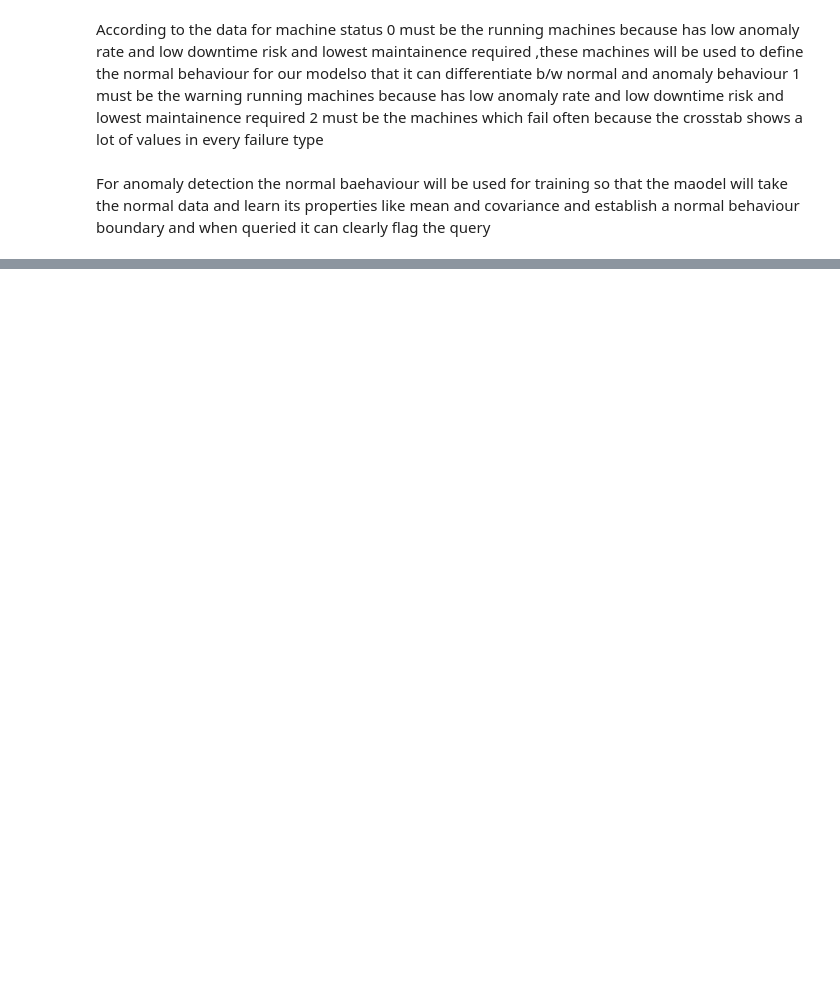
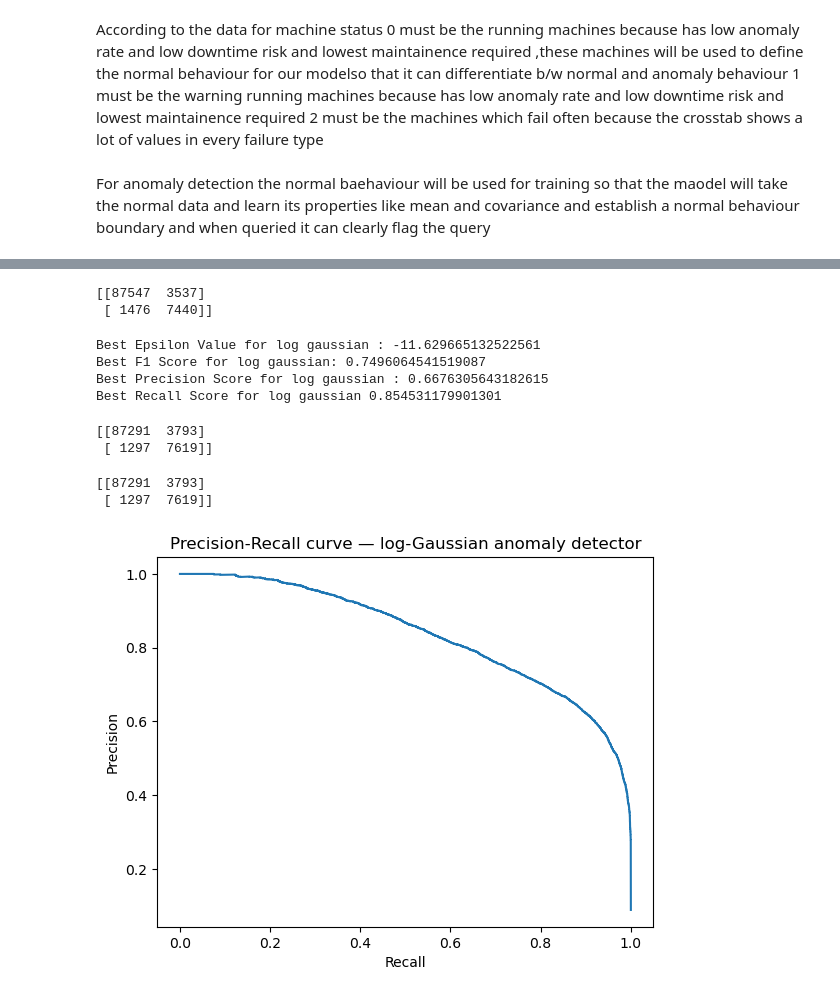
Before and after one commit to adya-tripathi/micro-guard, a Jupyter notebook: analysis.ipynb, the cells around one changed output, grey strips where cells are left out. Drawn from its saved outputs; the diff is of its cells as text; code cells hidden in the pictures; blank space fills up the shorter version.

Commit message:
trained the model and wrote the streamlit app

```diff
--- a/analysis.ipynb
+++ b/analysis.ipynb
@@ -42,0 +167,17 @@ y_test = df['anomaly_flag'].values
+# %%
+from gaussian import fit, prob
+
+mu, sigma = fit(X_train)
+scores = prob(X_test, mu, sigma)
+# %%
+from sklearn.metrics import f1_score,precision_score,recall_score
+best_epsilon = 0
+best_f1 = 0
+
+for eps in np.linspace(min(scores), max(scores), 1000):
+    preds = (scores < eps)
+    f1 = f1_score(y_test, preds)
+
+    if f1 > best_f1:
+        best_f1 = f1
+        best_epsilon = eps
@@ -42,0 +196,56 @@ y_test = df['anomaly_flag'].values
+# %%
+from sklearn.metrics import confusion_matrix
+preds = (scores < best_epsilon).astype(int)
+print(confusion_matrix(y_test, preds))
+# %% [output]
+[[87547  3537]
+ [ 1476  7440]]
+# %%
+from gaussian import log_gaussian
+
+log_scores = log_gaussian(X_test,mu,sigma)
+# %%
+best_log_eps = 0
+best_log_f1 = 0
+
+for eps in np.percentile(log_scores, np.linspace(0, 100, 1000)):
+    log_preds = (log_scores < eps)
+    f1 = f1_score(y_test, log_preds)
+
+    if f1 > best_log_f1:
+        best_log_f1 = f1
+        best_log_eps = eps
+        best_log_preds = (log_scores < best_log_eps)
+# %%
+print("Best Epsilon Value for log gaussian :",best_log_eps)
+print("Best F1 Score for log gaussian:",best_log_f1)
+print("Best Precision Score for log gaussian :",precision_score(y_test,best_log_preds))
+print("Best Recall Score for log gaussian",recall_score(y_test,best_log_preds))
+# %% [output]
+Best Epsilon Value for log gaussian : -11.629665132522561
+Best F1 Score for log gaussian: 0.7496064541519087
+Best Precision Score for log gaussian : 0.6676305643182615
+Best Recall Score for log gaussian 0.854531179901301
+# %%
+from sklearn.metrics import confusion_matrix
+preds = (log_scores < best_log_eps).astype(int)
+print(confusion_matrix(y_test, best_log_preds))
+# %% [output]
+[[87291  3793]
+ [ 1297  7619]]
+# %%
+from sklearn.metrics import confusion_matrix, precision_recall_curve
+import matplotlib.pyplot as plt
+
+cm = confusion_matrix(y_test, best_log_preds)
+print(cm)
+
+precisions, recalls, _ = precision_recall_curve(y_test, -log_scores)
+plt.plot(recalls, precisions)
+plt.xlabel("Recall"); plt.ylabel("Precision")
+plt.title("Precision-Recall curve — log-Gaussian anomaly detector")
+plt.savefig("pr_curve.png")
+# %% [output]
+[[87291  3793]
+ [ 1297  7619]]
+[figure, added]
```
Also changed, not shown: parts of 19 cells of this notebook, 7 other files.
